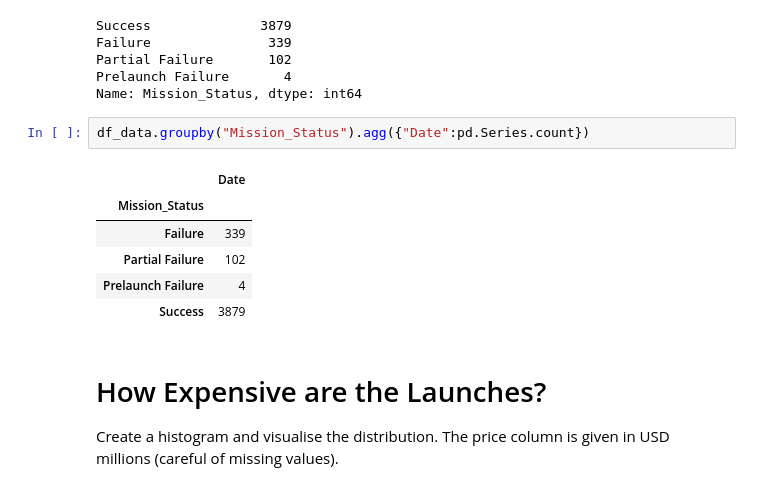
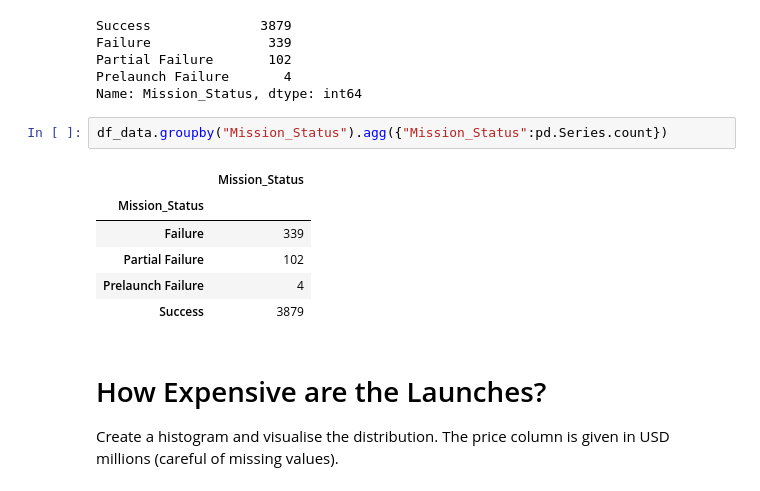
Before and after one commit to christinichka/Space-Race-Analysis, a Jupyter notebook: Space_Missions_Analysis_Capstone.ipynb, the cells around one changed output. Saved outputs shown, nothing was run; the diff lists cells and outputs as text.

```diff
--- a/Space_Missions_Analysis_Capstone.ipynb
+++ b/Space_Missions_Analysis_Capstone.ipynb
@@ -182,9 +187,9 @@ Partial Failure       102
 Prelaunch Failure       4
 Name: Mission_Status, dtype: int64
 # %%
-df_data.groupby("Mission_Status").agg({"Date":pd.Series.count})
+df_data.groupby("Mission_Status").agg({"Mission_Status":pd.Series.count})
 # %% [output]
-|  | Date |
+|  | Mission_Status |
 | Mission_Status |  |
 | Failure | 339 |
 | Partial Failure | 102 |
```
Also changed, not shown: parts of 9 cells of this notebook.
